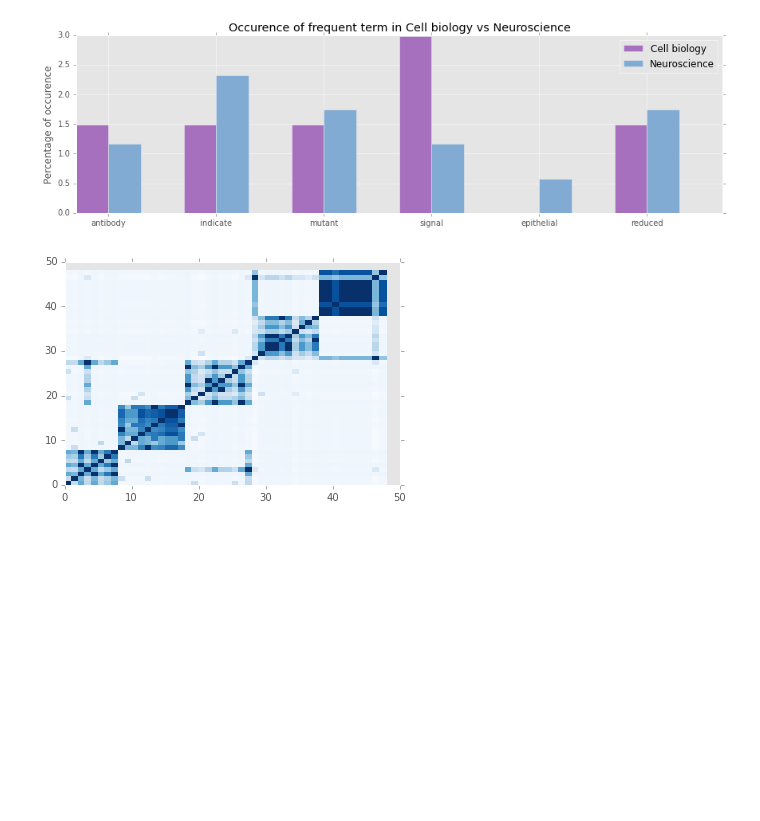
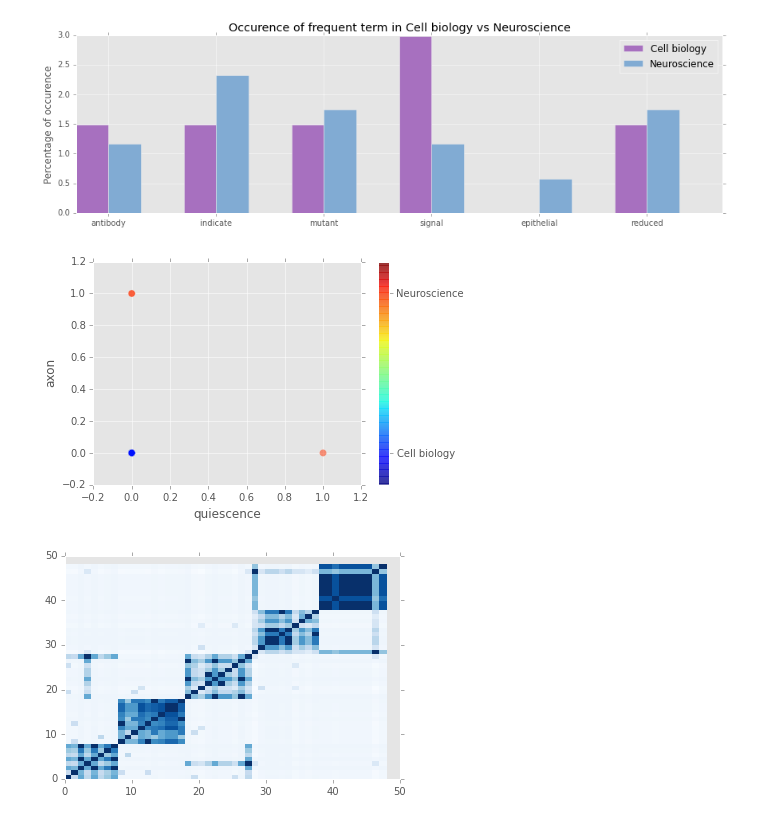
Before and after one commit to Eleonore9/get-articles-meaning, a Jupyter notebook: Exploring_data.ipynb, the cells around one changed output. Cells and saved outputs as stored; diff of their text form; code cells hidden in the pictures; blank space fills up the shorter version.

Commit message:
models and more data exploration

```diff
--- a/Data_analysis.ipynb
+++ b/Exploring_data.ipynb
@@ -143,6 +147,25 @@ fig.subplots_adjust(right=2)
 #ax = fig.add_subplot(111)
 # %% [output]
 [figure]
+# %%
+#x_index, y_index = 48, 350
+x_index, y_index = 859, 179
+
+classes = ['Cell biology', 'Neuroscience']
+formatter = plt.FuncFormatter(lambda i, *args: classes[int(i)])
+
+le = preprocessing.LabelEncoder()
+le.fit(Y)
+targets = le.transform(Y)
+
+plt.scatter(topics_data[:, x_index], topics_data[:, y_index],
+            s=50, c=targets, alpha=0.5)
+plt.colorbar(ticks=[0, 1], format=formatter)
+plt.clim(-0.2, 1.2)
+plt.xlabel(header[x_index])
+plt.ylabel(header[y_index]);
+# %% [output]
+[figure, added]
 # %%
 correlation_matrix = np.corrcoef(X[:,2:50], rowvar=0)
 fig, ax = plt.subplots()
```
Also changed, not shown: parts of 3 cells of this notebook, 1 other file.
